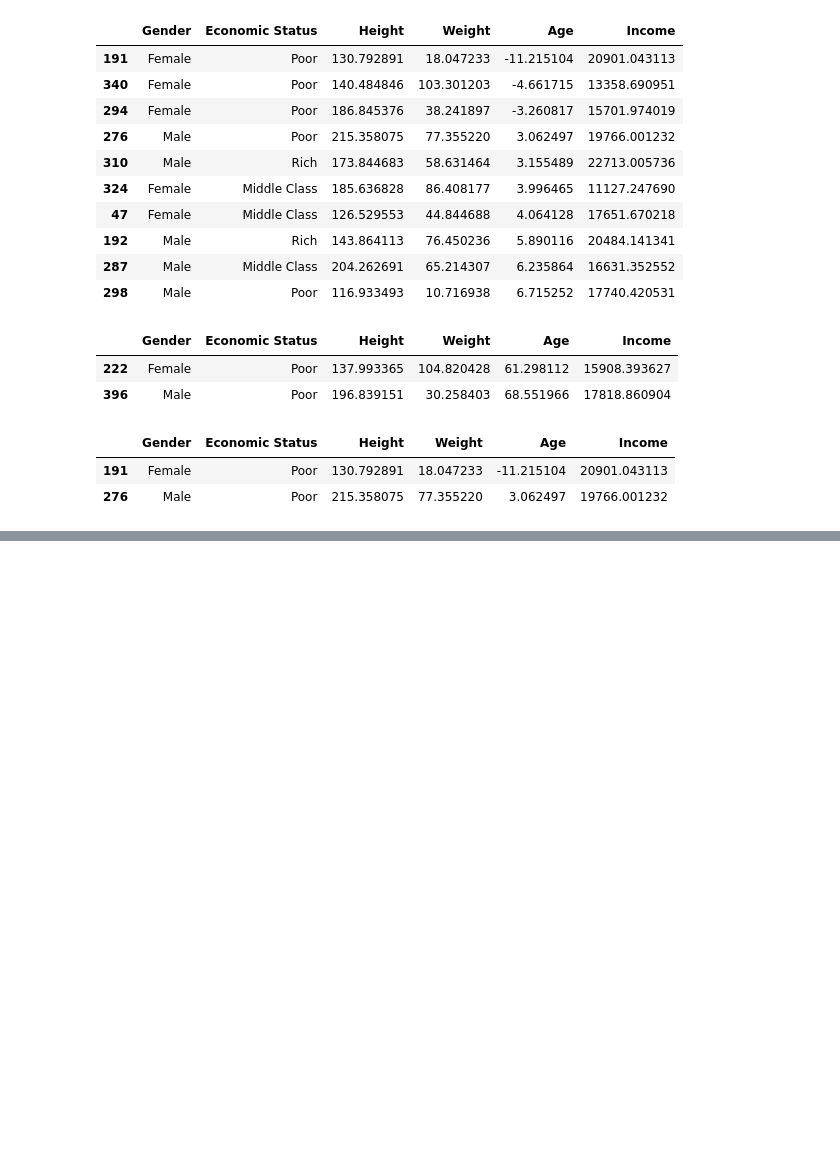
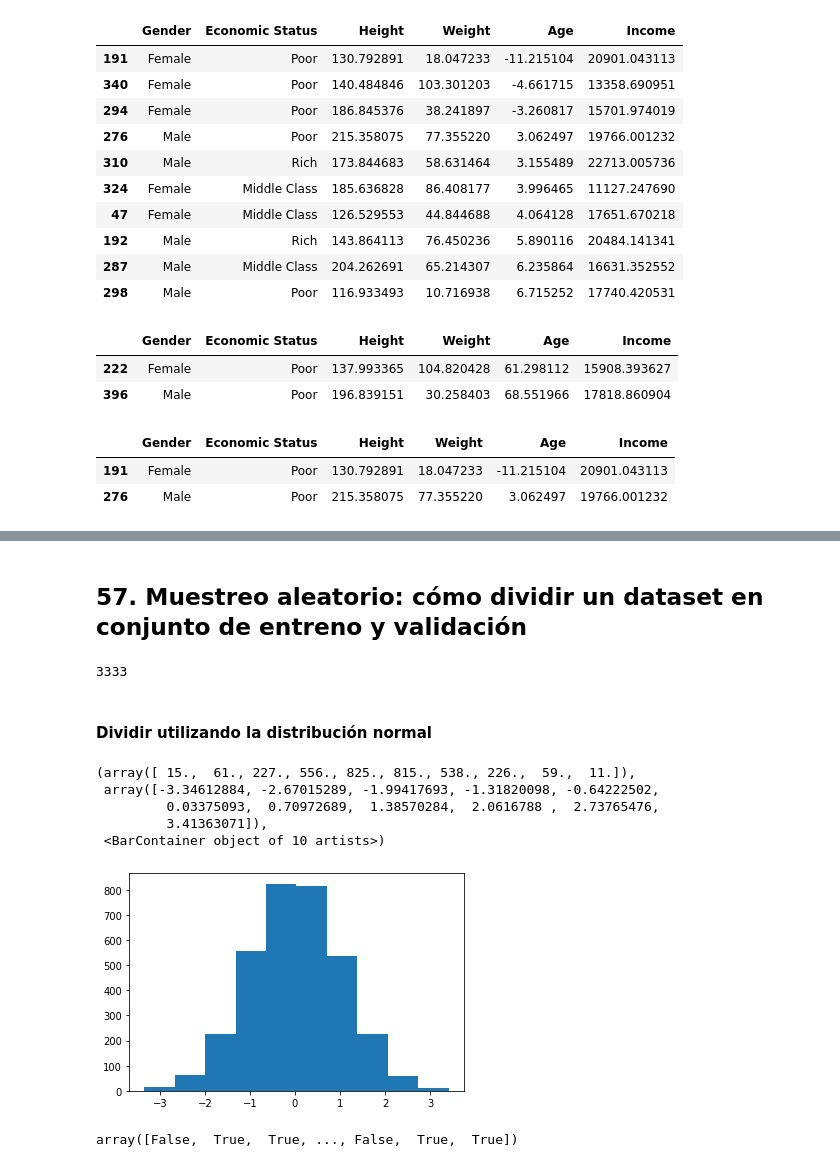
Before and after one commit to SPoVi/DataScience_Python, a Jupyter notebook: notebooks/T2 - Data Cleaning/T2 - 3 - Data Cleaning - Agrupación de datos - Jupyter.ipynb, the cells around one changed output, grey strips where cells are left out. Drawn from its saved outputs; the diff is of its cells as text; code cells hidden in the pictures; blank space fills up the shorter version.

```diff
--- a/notebooks/T2 - Data Cleaning/T2 - 3 - Data Cleaning - Agrupación de datos - Jupyter.ipynb
+++ b/notebooks/T2 - Data Cleaning/T2 - 3 - Data Cleaning - Agrupación de datos - Jupyter.ipynb
@@ -418,0 +435,34 @@ age_grouped.head(1)
+# %% [markdown]
+## 57. Muestreo aleatorio: cómo dividir un dataset en conjunto de entreno y validación
+# %%
+import pandas as pd
+import numpy as np
+import matplotlib.pyplot as plt
+# Read path
+read_mainpath = "/Users/snopv/PycharmProjects/DataScience_Python/datasets/customer-churn-model"
+file = "Customer Churn Model.txt"
+
+read_fullpath = read_mainpath + "/" + file
+
+data = pd.read_csv(read_fullpath)
+len(data)
+# %% [output]
+3333
+# %% [markdown]
+#### Dividir utilizando la distribución normal
+# %%
+a = np.random.randn(len(data))
+plt.hist(a)
+# %% [output]
+(array([ 15.,  61., 227., 556., 825., 815., 538., 226.,  59.,  11.]),
+ array([-3.34612884, -2.67015289, -1.99417693, -1.31820098, -0.64222502,
+         0.03375093,  0.70972689,  1.38570284,  2.0616788 ,  2.73765476,
+         3.41363071]),
+ <BarContainer object of 10 artists>)
+[figure, added]
+# %%
+# Utilizar el 80% de los valores para 'training'
+check = (a < 0.8)
+check
+# %% [output]
+array([False,  True,  True, ..., False,  True,  True])
```
Also changed, not shown: parts of 13 cells of this notebook.
